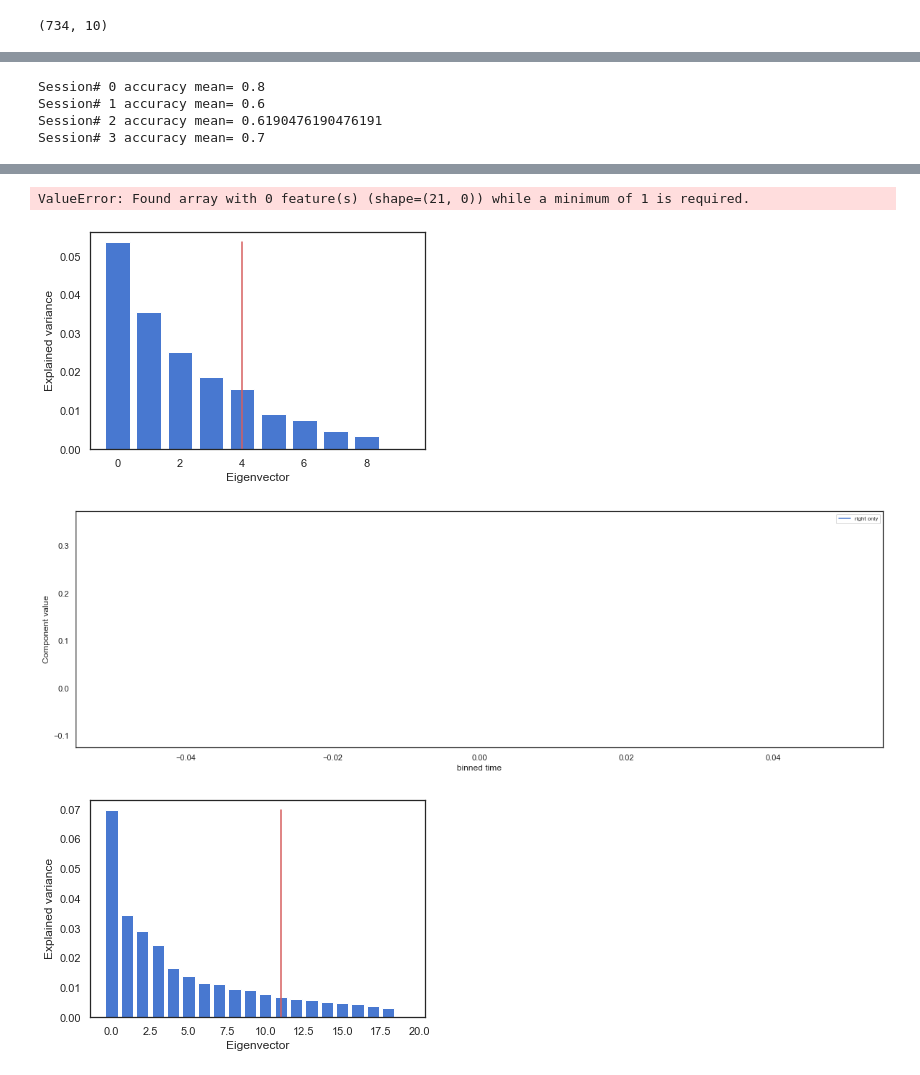
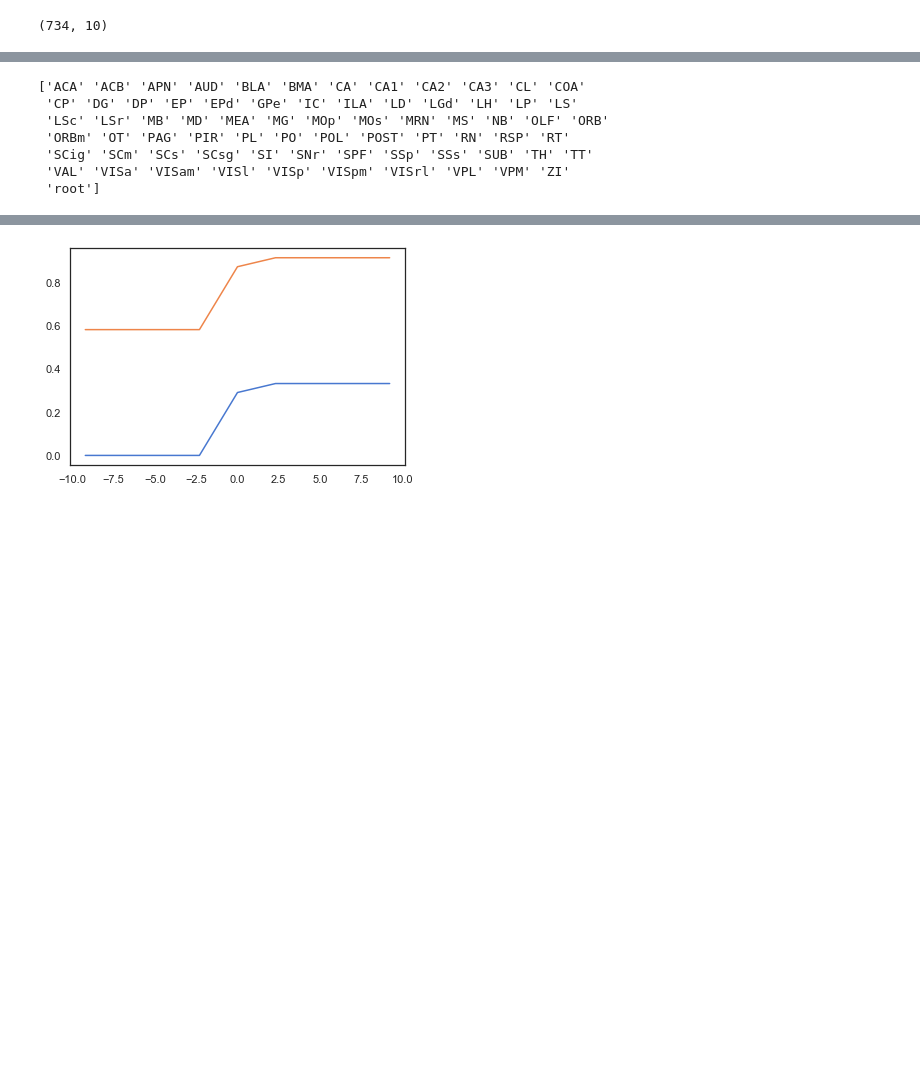
Before and after one commit to jorgeerrz/mistaken_mice, a Jupyter notebook: mistaken_mice.ipynb, the cells around one changed output, grey strips where cells are left out. Saved outputs shown, nothing was run; the diff lists cells and outputs as text; code cells hidden in the pictures; blank space fills up the shorter version.

```diff
--- a/mistaken_mice.ipynb
+++ b/mistaken_mice.ipynb
@@ -198,22 +211,39 @@ ax.stem(logreg.coef_.squeeze(), use_line_collection=True)
-# %%
-x = np.array([[1, 2, 3],[4, 5, 6],[7, 8, 9],[10, 11, 12]])
-y = np.array([0, 1, 0])
-logreg = GLM_logistic(x.T, y, pen = "l2", lambda_L2 = 1)
-plot_weights({"Model":logreg})
-
-x.T.shape
+# %%
+aba = []
+for session in alldat:
+    for ba in session['brain_area']:
+        if ba not in aba:
+            aba.append(ba)
+
+print(np.sort(aba))
+# %% [output]
+['ACA' 'ACB' 'APN' 'AUD' 'BLA' 'BMA' 'CA' 'CA1' 'CA2' 'CA3' 'CL' 'COA'
+ 'CP' 'DG' 'DP' 'EP' 'EPd' 'GPe' 'IC' 'ILA' 'LD' 'LGd' 'LH' 'LP' 'LS'
+ 'LSc' 'LSr' 'MB' 'MD' 'MEA' 'MG' 'MOp' 'MOs' 'MRN' 'MS' 'NB' 'OLF' 'ORB'
+ 'ORBm' 'OT' 'PAG' 'PIR' 'PL' 'PO' 'POL' 'POST' 'PT' 'RN' 'RSP' 'RT'
+ 'SCig' 'SCm' 'SCs' 'SCsg' 'SI' 'SNr' 'SPF' 'SSp' 'SSs' 'SUB' 'TH' 'TT'
+ 'VAL' 'VISa' 'VISam' 'VISl' 'VISp' 'VISpm' 'VISrl' 'VPL' 'VPM' 'ZI'
+ 'root']
 # %%
-brain_areas =[ "VISam", "VISl", "VISp", "VISpm", "VISrl"]
-for session in range(len(alldat)):
-    if np.sum(np.isin(alldat[session]['brain_area'],["VISa", "VISam", "VISl", "VISp", "VISpm", "VISrl"]))>0:
-        filtered = filter_spikes(alldat,session,unfair_only=True,brain_area=brain_areas)
-        dat = neurons_PCA(filtered,0.1,0,250)
-        lambda_L2 = 1
-        penalty = "l2"
-        l1args = {}
-        logreg = LogisticRegression(penalty = penalty, C = lambda_L2, **l1args).fit(dat['PCs'].T, filtered['chcs'])
-        splitter = LeaveOneOut()
-        splits = splitter.split(dat['PCs'].T)
-        accuracies = cross_val_score(logreg,dat['PCs'].T, filtered['chcs'], cv=splits, verbose=1) # k=8 crossvalidation
-        print("Session# "+ str(session)+" accuracy mean= "+str(accuracies.mean()))
+lams = np.logspace(-4,4,num=9)
+aobs = []
+accs = []
+for lam in lams:
+    session = 10
+    filtered = filter_spikes(alldat,session,unfair_only=True,chosey_only=True, nonzero_only=True,brain_area=brain_areas)
+    dat = neurons_PCA(filtered,0.9,0,250)
+    lambda_L2 = lam
+    penalty = "l2"
+    l1args = {}
+    logreg = LogisticRegression(penalty = penalty, C = lambda_L2, **l1args).fit(dat['PCs'].T, filtered['chcs'])
+    splitter = LeaveOneOut()
+    splits = splitter.split(dat['PCs'].T)
+    accuracies = cross_val_score(logreg,dat['PCs'].T, filtered['chcs'], cv=splits, verbose=0) # k=8 crossvalidation
+    left_bias = np.mean((filtered['chcs'])==-1)
+    choice_bias = [left_bias if left_bias > .5 else (1.0-left_bias)]
+    aob = accuracies.mean() - choice_bias
+    aobs.append(aob)
+    accs.append(accuracies.mean())
+plt.plot(np.log(lams),aobs)
+plt.plot(np.log(lams),accs)
 # %% [output]
@@ -224,4 +250,0 @@ for session in range(len(alldat)):
-Session# 0 accuracy mean= 0.8
-Session# 1 accuracy mean= 0.6
-Session# 2 accuracy mean= 0.6190476190476191
-Session# 3 accuracy mean= 0.7
@@ -232,4 +251 @@ Session# 3 accuracy mean= 0.7
-ValueError: Found array with 0 feature(s) (shape=(21, 0)) while a minimum of 1 is required.
-[figure, old version]
+[figure, new version]
-[figure, removed]
-[figure, removed]
```
Also changed, not shown: parts of 17 cells of this notebook, 2 other files.
